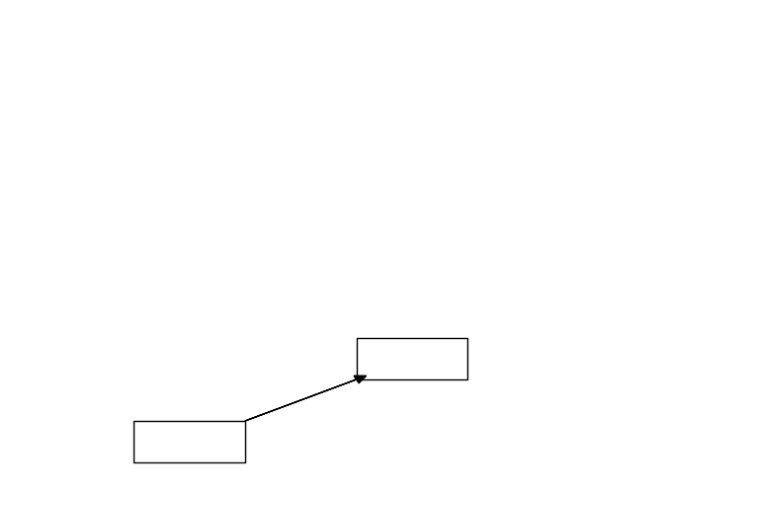
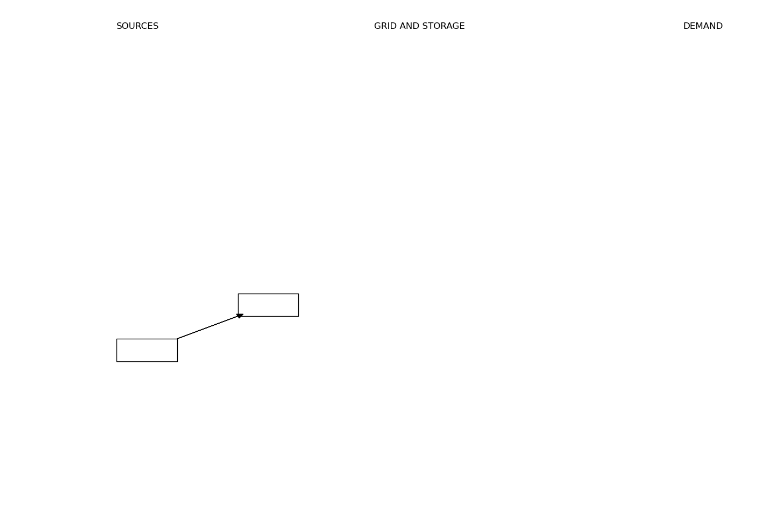
Before and after one commit to LukasFrankenQ/pypsa-fes, a Jupyter notebook: notebooks/make_flowchart.ipynb, the cells around one changed output. Drawn from its saved outputs; the diff is of its cells as text; code cells hidden in the pictures; blank space fills up the shorter version.

Commit message:
made new flowchart

```diff
--- a/notebooks/make_flowchart.ipynb
+++ b/notebooks/make_flowchart.ipynb
@@ -7,22 +7,31 @@ from matplotlib.collections import PatchCollection
 # %%
 fig, ax = plt.subplots(1, 1, figsize=(8, 6))
 
 patches = []
 patches.append(Rectangle((0, 0), 2, 1))
 patches.append(Rectangle((4, 2), 2, 1))
 
+left_edge = 0
+right_edge = 20
+bottom_edge = 0
+top_edge = 15
+
 
 ax.add_collection(PatchCollection(patches, facecolor='none', edgecolor='k', linewidths=1))
 
+# topline
+for s, x, halign in zip(['SOURCES', 'GRID AND STORAGE', 'DEMAND'], [0, (right_edge - left_edge)/2, right_edge], ["left", "center", "right"]):
+    ax.text(x, top_edge, s, ha=halign, va='top', fontsize=12)
 
 
 
 ax.set_xlim(-0.5, 10.5)
 ax.set_ylim(-0.5, 10.5)
 ax.arrow(2, 1, 2, 1, head_width=0.2, head_length=0.2, fc='k', ec='k')
 
 plt.axis('off')
 
+plt.savefig('flowchart_intro.pdf', bbox_inches='tight')
 plt.show()
 # %% [output]
-[figure, old version]
+[figure, new version]
```
Also changed, not shown: 1 other file.
